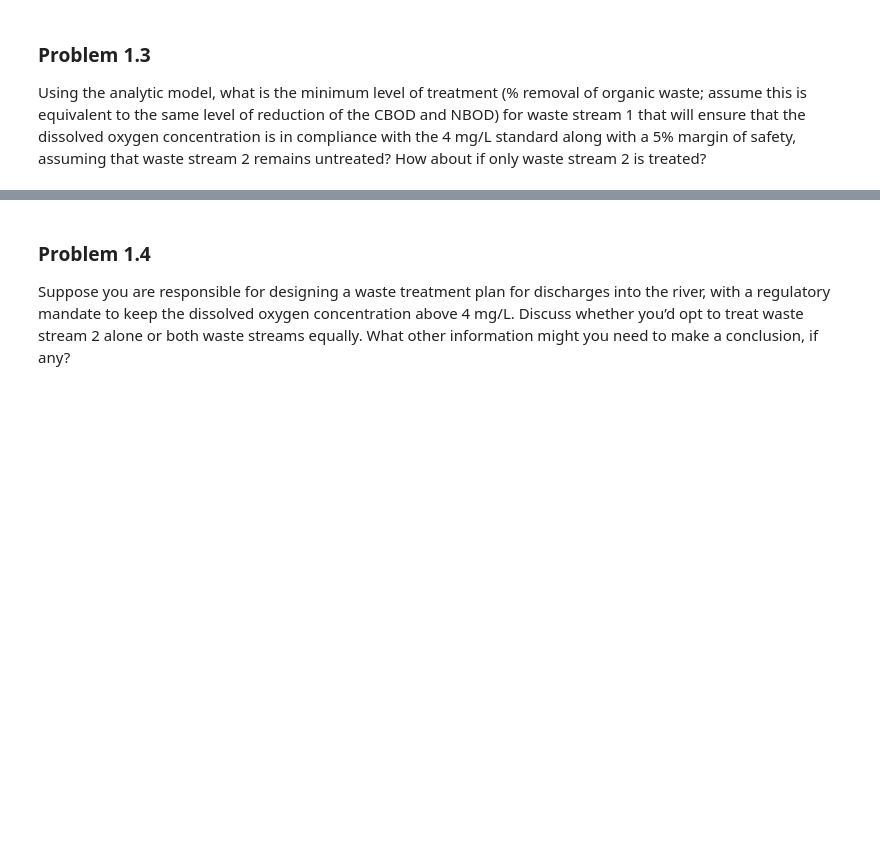
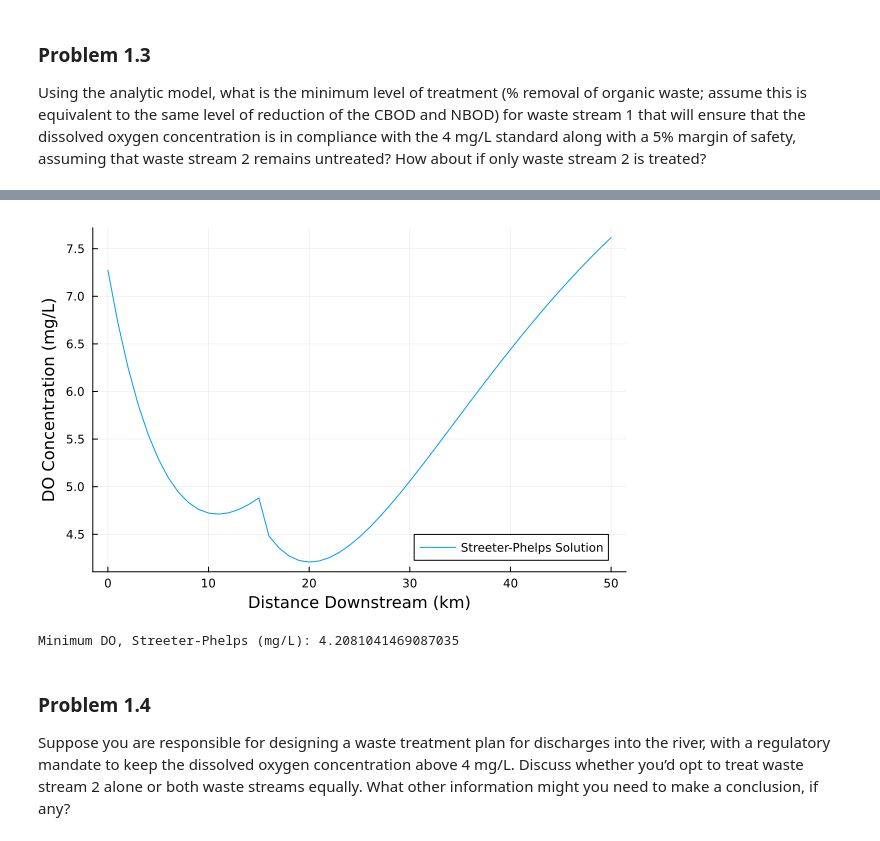
Before and after one commit to BEE4750-FA25/hw3-ellasandwich, a Jupyter notebook: hw03.ipynb, the cells around one changed output, grey strips where cells are left out. Saved outputs shown, nothing was run; the diff lists cells and outputs as text; code cells hidden in the pictures; blank space fills up the shorter version.

```diff
--- a/hw03.ipynb
+++ b/hw03.ipynb
@@ -167,3 +214,50 @@ remains untreated? How about if only waste stream 2 is treated?
+# %%
+# Replication for solving problem 1.3, only stream 2
+# constants
+kc = 0.35
+kn = 0.25
+ka = 0.55
+U = 6
+Cs = 10
+# percentage removal
+p = 0.30
+# Target DO: 4.2 mg/L
+
+C_x = []
+### Analytic Model, initial C0,B0,and N0
+C0 = (100000*7.5+10000*5)/(110000)
+B0 = (100000*5+10000*50)/(110000)
+N0 = (100000*5+10000*35)/(110000)
+# first 15m, before 2nd discharge
+for i in 0:15
+    a1 = exp(-ka*i/U)
+    a2 = (kc/(ka-kc))*(exp(-kc*i/U)-exp(-ka*i/U))
+    a3 = (kn/(ka-kn))*(exp(-kn*i/U)-exp(-ka*i/U))
+    Cx = Cs*(1-a1) + C0*a1 - B0*a2 - N0*a3
+    push!(C_x, Cx)
+end
+# now, initial vars considering first discharge for 2nd
+C_0 = (110000*C_x[15]+15000*5*(1-p))/(125000)
+B_0 = (110000*B0*exp(-kc*15/U)+15000*45*(1-p))/(125000)
+N_0 = (110000*N0*exp(-kn*15/U)+15000*35*(1-p))/(125000)
+
+# remaining 35 m (m15-m50) after 2nd discharge
+for i in 16:50
+    x = i-15
+    a1 = exp(-ka*x/U)
+    a2 = (kc/(ka-kc))*(exp(-kc*x/U)-exp(-ka*x/U))
+    a3 = (kn/(ka-kn))*(exp(-kn*x/U)-exp(-ka*x/U))
+    Cx = Cs*(1-a1) + C_0*a1 - B_0*a2 - N_0*a3
+    push!(C_x, Cx)
+end
+min_SP = minimum(C_x)
+println("Minimum DO, Streeter-Phelps (mg/L): $min_SP")
+x1 = [0:50]
+p = plot(x1, C_x, label = "Streeter-Phelps Solution", xlabel= "Distance Downstream (km)", ylabel="DO Concentration (mg/L)")
+display(p)
+# %% [output]
+[figure, added]
+Minimum DO, Streeter-Phelps (mg/L): 4.2081041469087035
 # %% [markdown]
 ### Problem 1.4
 
```
Also changed, not shown: parts of 3 cells of this notebook.
